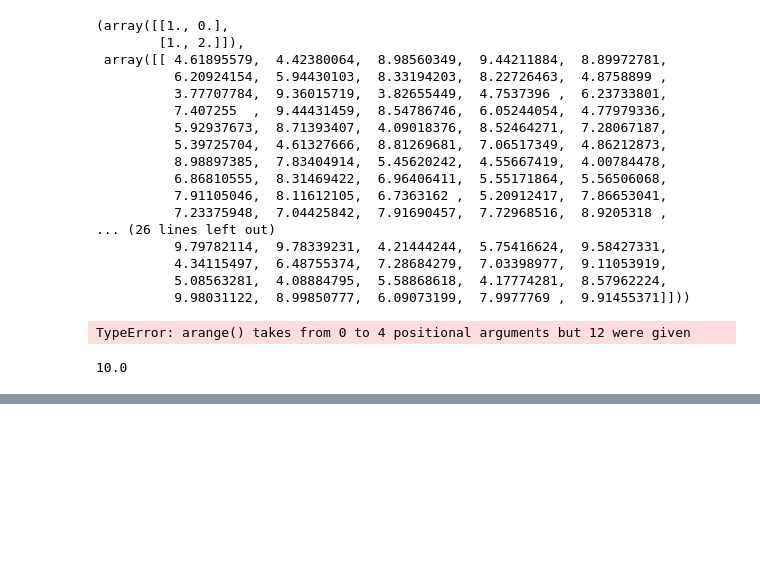
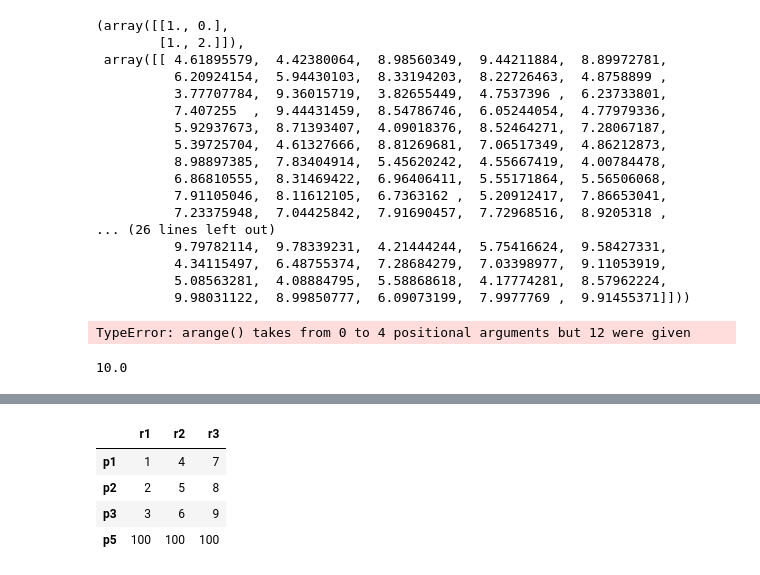
Before and after one commit to estateangela/PythonClass, a Jupyter notebook: BI0515.ipynb, the cells around one changed output, grey strips where cells are left out. Saved outputs shown, nothing was run; the diff lists cells and outputs as text; code cells hidden in the pictures; blank space fills up the shorter version.

```diff
--- a/BI0515.ipynb
+++ b/BI0515.ipynb
@@ -463,0 +530,8 @@ s['a']
+# %%
+df.rename({'c4':'新欄位'},axis=1,inplace=True)
+# %% [output]
+|  | r1 | r2 | r3 |
+| p1 | 1 | 4 | 7 |
+| p2 | 2 | 5 | 8 |
+| p3 | 3 | 6 | 9 |
+| p5 | 100 | 100 | 100 |
```
Also changed, not shown: parts of 14 cells of this notebook.
